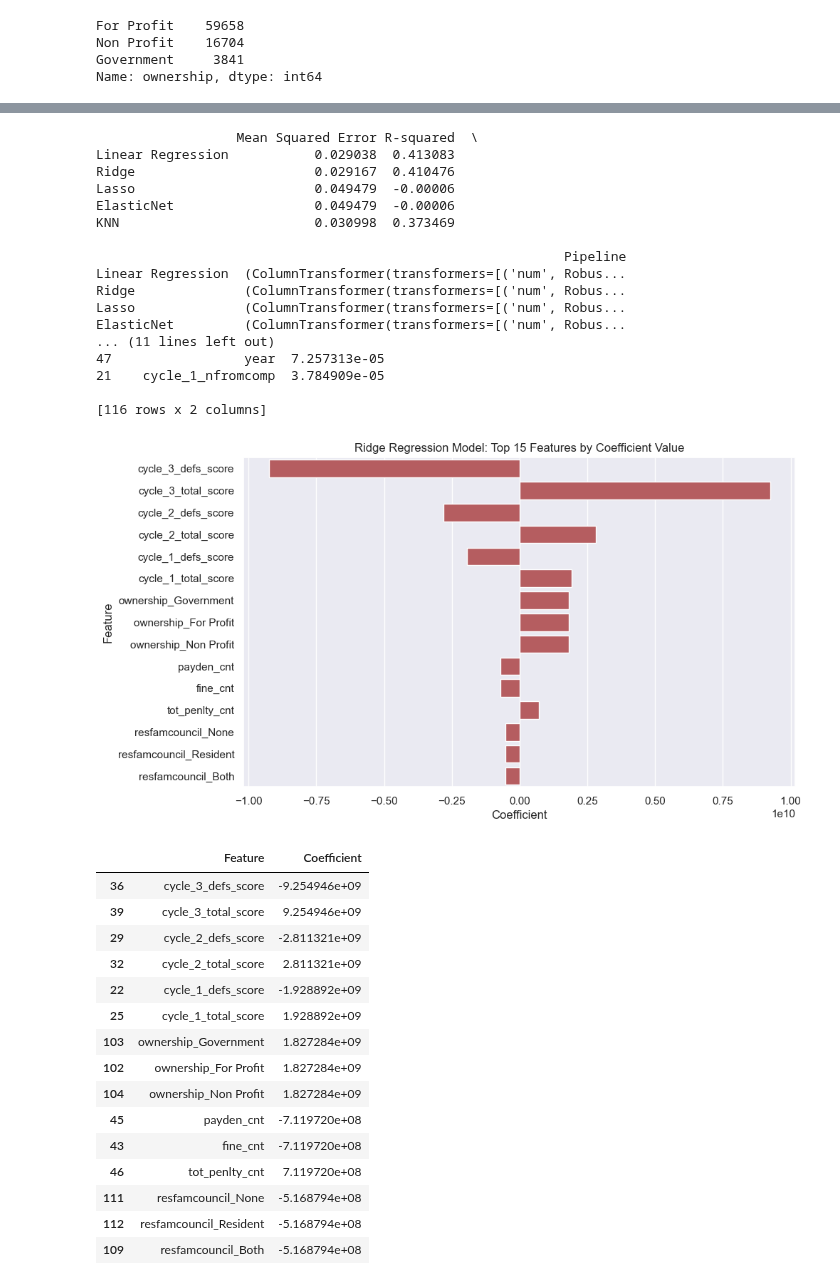
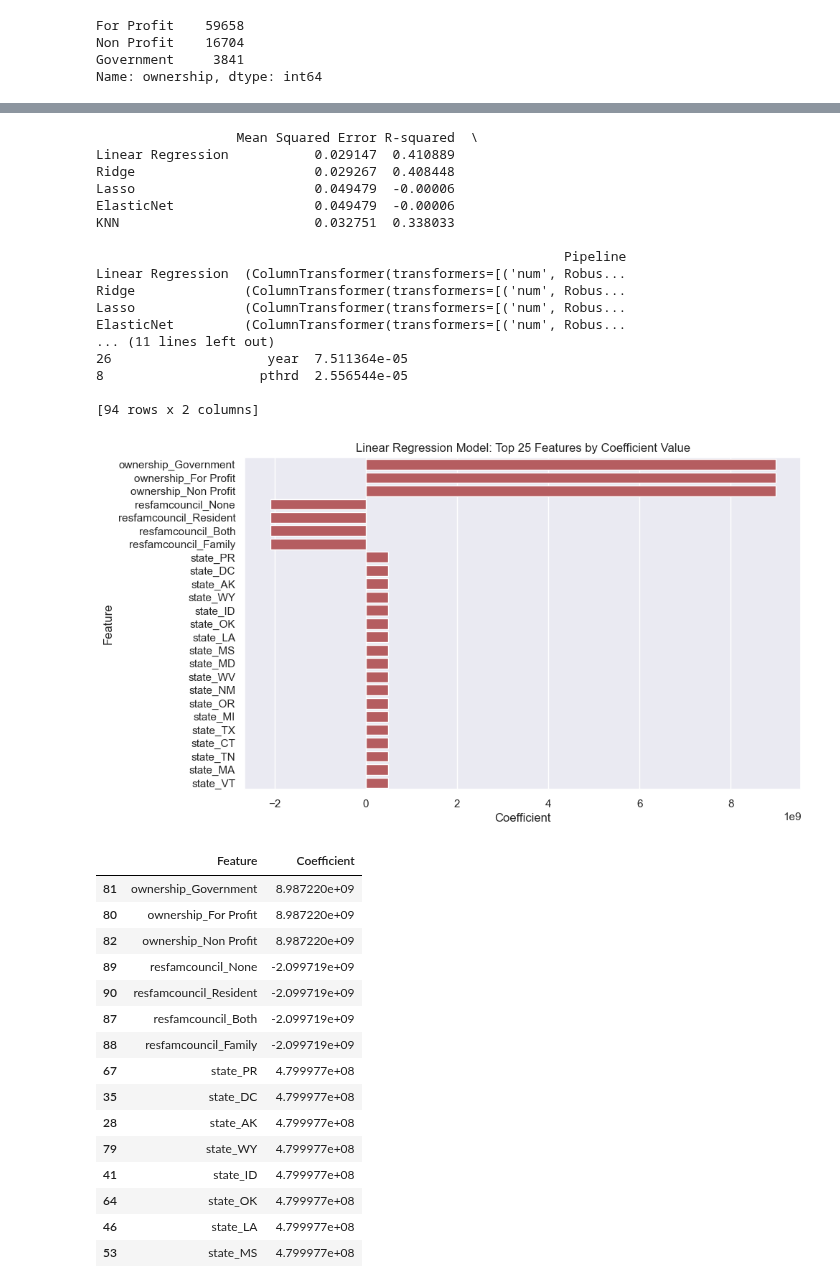
Before and after one commit to Musiik-fn/620-Project-Codebase, a Jupyter notebook: Codebase/620ProjectWhiteboard.ipynb, the cells around one changed output, grey strips where cells are left out. Drawn from its saved outputs; the diff is of its cells as text; code cells hidden in the pictures.

Commit message:
worked on provider analysis

```diff
--- a/Codebase/620ProjectWhiteboard.ipynb
+++ b/Codebase/620ProjectWhiteboard.ipynb
@@ -1216,0 +1233,21 @@ Name: ownership, dtype: int64
+# %%
+dropProvCorr = ['overall_rating', 'cycle_1_defs',
+ 'cycle_1_nfromdefs',
+ 'cycle_1_nfromcomp',
+ 'cycle_1_defs_score',
+ 'cycle_1_numrevis',
+ 'cycle_1_revisit_score',
+ 'cycle_2_defs',
+ 'cycle_2_nfromdefs',
+ 'cycle_2_nfromcomp',
+ 'cycle_2_defs_score',
+ 'cycle_2_numrevis',
+ 'cycle_2_revisit_score',
+ 'cycle_3_defs',
+ 'cycle_3_nfromdefs',
+ 'cycle_3_nfromcomp',
+ 'cycle_3_defs_score',
+ 'cycle_3_numrevis',
+ 'cycle_3_revisit_score',
+ 'weighted_all_cycles_score', 'rn_staffing_rating']
+provider_df.drop(columns=dropProvCorr, inplace = True)
@@ -1253,7 +1307,7 @@ KNN                         0.030998  0.373469            0.37246
  ElasticNet         (ColumnTransformer(transformers=[('num', Robus...
  KNN                (ColumnTransformer(transformers=[('num', Robus...  )
 # %%
-best_model, results = extract_best_regression_models(provider_df, 'net_profit_margin', RobustScaler())
+best_model, results = extract_best_regression_models(provider_df.drop(columns=['gross_revenue']), 'net_profit_margin', RobustScaler())
 print(results)
 
 # Extract coefficients and feature names
@@ -1263,59 +1317,59 @@ features = best_model.named_steps['preprocessor'].transformers_[0][2]  # Assumin
 # Pair coefficients with feature names
 feature_importance = pd.DataFrame({'Feature': features, 'Coefficient': coefs})
 # Sorting by the absolute value of the coefficients
 feature_importance['abs_coefficient'] = feature_importance['Coefficient'].abs()
 feature_importance_sorted = feature_importance.sort_values(by='abs_coefficient', ascending=False)
 
 # Dropping the auxiliary column if not needed
 feature_importance_sorted.drop(columns=['abs_coefficient'], inplace=True)
 
 print(feature_importance_sorted)
 
-top_15_features = feature_importance_sorted.head(15)
+top_25_features = feature_importance_sorted.head(25)
 
 plt.figure(figsize=(10, 6))
-sns.barplot(data = top_15_features, x='Coefficient', y='Feature', color='r')
-plt.title('Ridge Regression Model: Top 15 Features by Coefficient Value')
+sns.barplot(data = top_25_features, x='Coefficient', y='Feature', color='r')
+plt.title('Linear Regression Model: Top 25 Features by Coefficient Value')
 plt.xlabel('Coefficient')
 plt.ylabel('Feature')
 plt.show()
 
 top_15_features
 # %% [output]
                   Mean Squared Error R-squared  \
-Linear Regression           0.029038  0.413083
-Ridge                       0.029167  0.410476
+Linear Regression           0.029147  0.410889
+Ridge                       0.029267  0.408448
 Lasso                       0.049479  -0.00006
 ElasticNet                  0.049479  -0.00006
-KNN                         0.030998  0.373469
+KNN                         0.032751  0.338033
 
                                                             Pipeline
 Linear Regression  (ColumnTransformer(transformers=[('num', Robus...
 Ridge              (ColumnTransformer(transformers=[('num', Robus...
 Lasso              (ColumnTransformer(transformers=[('num', Robus...
 ElasticNet         (ColumnTransformer(transformers=[('num', Robus...
 ... (11 lines left out)
-47                 year  7.257313e-05
-21    cycle_1_nfromcomp  3.784909e-05
+26                    year  7.511364e-05
+8                    pthrd  2.556544e-05
 
-[116 rows x 2 columns]
+[94 rows x 2 columns]
-[figure, old version]
+[figure, new version]
 |  | Feature | Coefficient |
-| 36 | cycle_3_defs_score | -9.254946e+09 |
-| 39 | cycle_3_total_score | 9.254946e+09 |
-| 29 | cycle_2_defs_score | -2.811321e+09 |
-| 32 | cycle_2_total_score | 2.811321e+09 |
-| 22 | cycle_1_defs_score | -1.928892e+09 |
-| 25 | cycle_1_total_score | 1.928892e+09 |
-| 103 | ownership_Government | 1.827284e+09 |
-| 102 | ownership_For Profit | 1.827284e+09 |
-| 104 | ownership_Non Profit | 1.827284e+09 |
-| 45 | payden_cnt | -7.119720e+08 |
-| 43 | fine_cnt | -7.119720e+08 |
-| 46 | tot_penlty_cnt | 7.119720e+08 |
-| 111 | resfamcouncil_None | -5.168794e+08 |
-| 112 | resfamcouncil_Resident | -5.168794e+08 |
-| 109 | resfamcouncil_Both | -5.168794e+08 |
+| 81 | ownership_Government | 8.987220e+09 |
+| 80 | ownership_For Profit | 8.987220e+09 |
+| 82 | ownership_Non Profit | 8.987220e+09 |
+| 89 | resfamcouncil_None | -2.099719e+09 |
+| 90 | resfamcouncil_Resident | -2.099719e+09 |
+| 87 | resfamcouncil_Both | -2.099719e+09 |
+| 88 | resfamcouncil_Family | -2.099719e+09 |
+| 67 | state_PR | 4.799977e+08 |
+| 35 | state_DC | 4.799977e+08 |
+| 28 | state_AK | 4.799977e+08 |
+| 79 | state_WY | 4.799977e+08 |
+| 41 | state_ID | 4.799977e+08 |
+| 64 | state_OK | 4.799977e+08 |
+| 46 | state_LA | 4.799977e+08 |
+| 53 | state_MS | 4.799977e+08 |
 # %%
 # TODO: EDA provider info
 # TODO: EDA covid info
```
Also changed, not shown: parts of 3 cells of this notebook, 9 other files.
